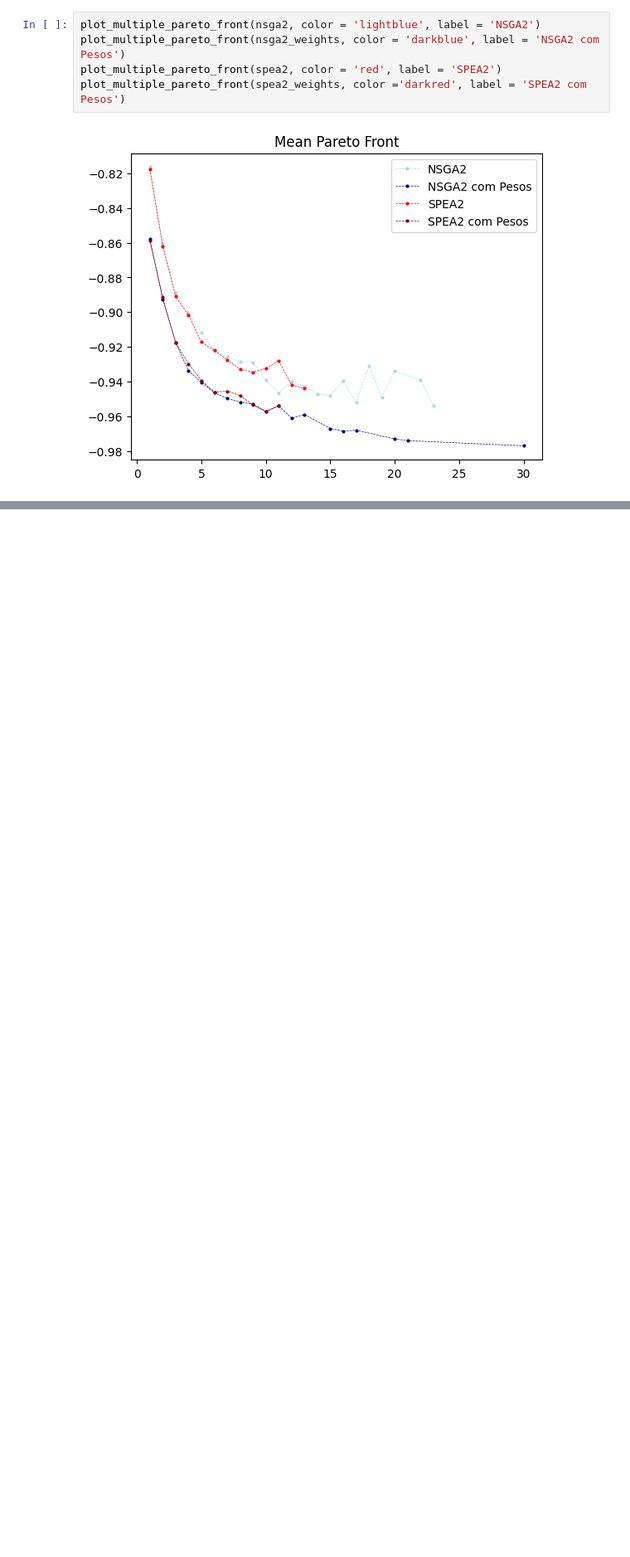
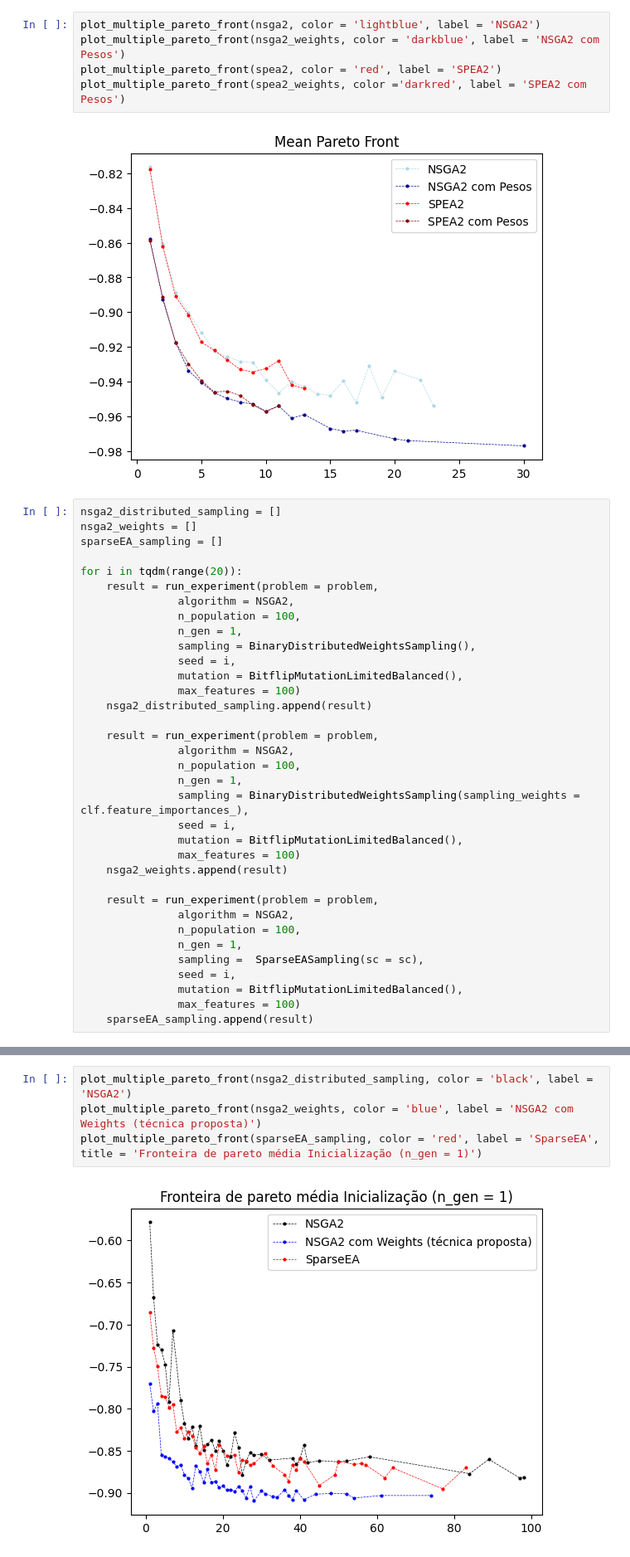
Before and after one commit to grkremer/ew-mofs, a Jupyter notebook: SPEA2.ipynb, the cells around one changed output, grey strips where cells are left out. Shown at 83% size. Drawn from its saved outputs; the diff is of its cells as text; blank space fills up the shorter version.

```diff
--- a/SPEA2.ipynb
+++ b/SPEA2.ipynb
@@ -385,3 +508,38 @@ plot_multiple_pareto_front(spea2, color = 'red', label = 'SPEA2')
 plot_multiple_pareto_front(spea2_weights, color ='darkred', label = 'SPEA2 com Pesos')
 # %% [output]
 [figure]
+# %%
+nsga2_distributed_sampling = []
+nsga2_weights = []
+sparseEA_sampling = []
+
+for i in tqdm(range(20)):
+    result = run_experiment(problem = problem,
+               algorithm = NSGA2,
+               n_population = 100,
+               n_gen = 1,
+               sampling = BinaryDistributedWeightsSampling(),
+               seed = i,
+               mutation = BitflipMutationLimitedBalanced(),
+               max_features = 100)
+    nsga2_distributed_sampling.append(result)
+
+    result = run_experiment(problem = problem,
+               algorithm = NSGA2,
+               n_population = 100,
+               n_gen = 1,
+               sampling = BinaryDistributedWeightsSampling(sampling_weights = clf.feature_importances_),
+               seed = i,
+               mutation = BitflipMutationLimitedBalanced(),
+               max_features = 100)
+    nsga2_weights.append(result)
+
+    result = run_experiment(problem = problem,
+               algorithm = NSGA2,
+               n_population = 100,
+               n_gen = 1,
+               sampling =  SparseEASampling(sc = sc),
+               seed = i,
+               mutation = BitflipMutationLimitedBalanced(),
+               max_features = 100)
+    sparseEA_sampling.append(result)
@@ -387,0 +564,6 @@ plot_multiple_pareto_front(spea2_weights, color ='darkred', label = 'SPEA2 com P
+# %%
+plot_multiple_pareto_front(nsga2_distributed_sampling, color = 'black', label = 'NSGA2')
+plot_multiple_pareto_front(nsga2_weights, color = 'blue', label = 'NSGA2 com Weights (técnica proposta)')
+plot_multiple_pareto_front(sparseEA_sampling, color = 'red', label = 'SparseEA', title = 'Fronteira de pareto média Inicialização (n_gen = 1)')
+# %% [output]
+[figure, added]
```
Also changed, not shown: parts of 15 cells of this notebook.
